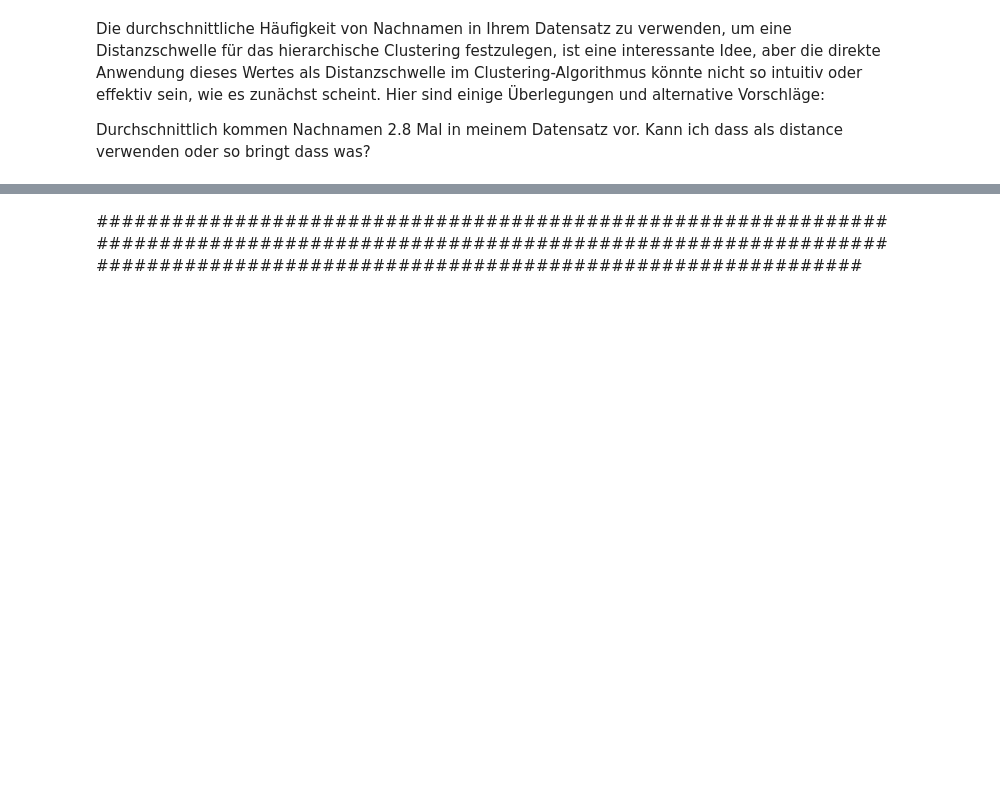
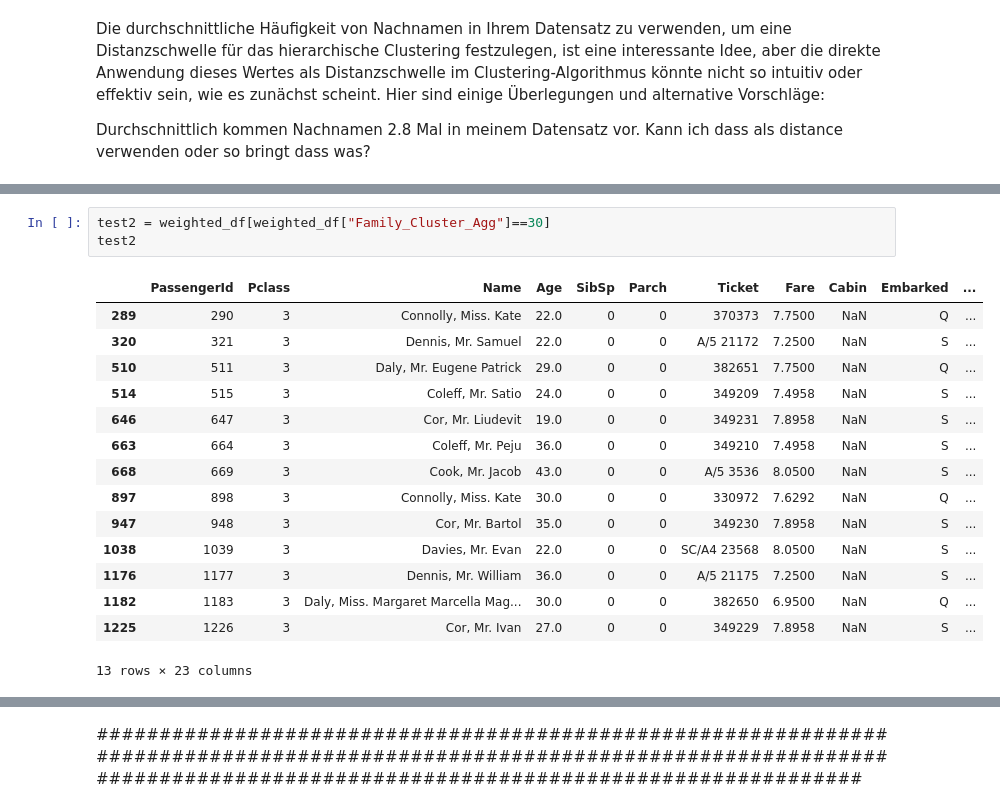
Before and after one commit to IvanBirkmaier/titanic_challenge, a Jupyter notebook: PredictSurvival.ipynb, the cells around one changed output, grey strips where cells are left out. Drawn from its saved outputs; the diff is of its cells as text; blank space fills up the shorter version.

```diff
--- a/PredictSurvival.ipynb
+++ b/PredictSurvival.ipynb
@@ -786,0 +867,19 @@ test
+# %%
+test2 = weighted_df[weighted_df["Family_Cluster_Agg"]==30]
+test2
+# %% [output]
+|  | PassengerId | Pclass | Name | Age | SibSp | Parch | Ticket | Fare | Cabin | Embarked | ... |
+| 289 | 290 | 3 | Connolly, Miss. Kate | 22.0 | 0 | 0 | 370373 | 7.7500 | NaN | Q | ... |
+| 320 | 321 | 3 | Dennis, Mr. Samuel | 22.0 | 0 | 0 | A/5 21172 | 7.2500 | NaN | S | ... |
+| 510 | 511 | 3 | Daly, Mr. Eugene Patrick | 29.0 | 0 | 0 | 382651 | 7.7500 | NaN | Q | ... |
+| 514 | 515 | 3 | Coleff, Mr. Satio | 24.0 | 0 | 0 | 349209 | 7.4958 | NaN | S | ... |
+| 646 | 647 | 3 | Cor, Mr. Liudevit | 19.0 | 0 | 0 | 349231 | 7.8958 | NaN | S | ... |
+| 663 | 664 | 3 | Coleff, Mr. Peju | 36.0 | 0 | 0 | 349210 | 7.4958 | NaN | S | ... |
+| 668 | 669 | 3 | Cook, Mr. Jacob | 43.0 | 0 | 0 | A/5 3536 | 8.0500 | NaN | S | ... |
+| 897 | 898 | 3 | Connolly, Miss. Kate | 30.0 | 0 | 0 | 330972 | 7.6292 | NaN | Q | ... |
+| 947 | 948 | 3 | Cor, Mr. Bartol | 35.0 | 0 | 0 | 349230 | 7.8958 | NaN | S | ... |
+| 1038 | 1039 | 3 | Davies, Mr. Evan | 22.0 | 0 | 0 | SC/A4 23568 | 8.0500 | NaN | S | ... |
+| 1176 | 1177 | 3 | Dennis, Mr. William | 36.0 | 0 | 0 | A/5 21175 | 7.2500 | NaN | S | ... |
+| 1182 | 1183 | 3 | Daly, Miss. Margaret Marcella Mag... | 30.0 | 0 | 0 | 382650 | 6.9500 | NaN | Q | ... |
+| 1225 | 1226 | 3 | Cor, Mr. Ivan | 27.0 | 0 | 0 | 349229 | 7.8958 | NaN | S | ... |
+13 rows × 23 columns
```
Also changed, not shown: parts of 24 cells of this notebook.
